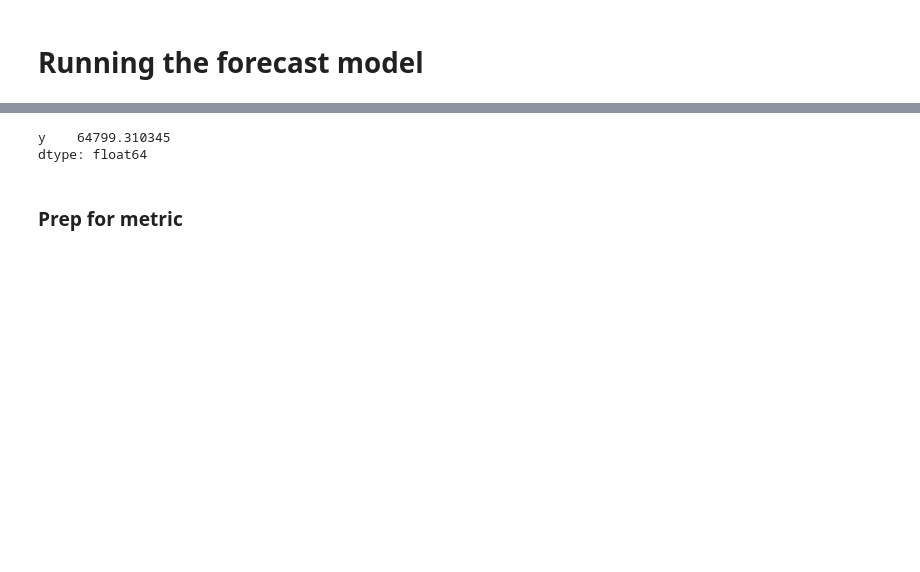
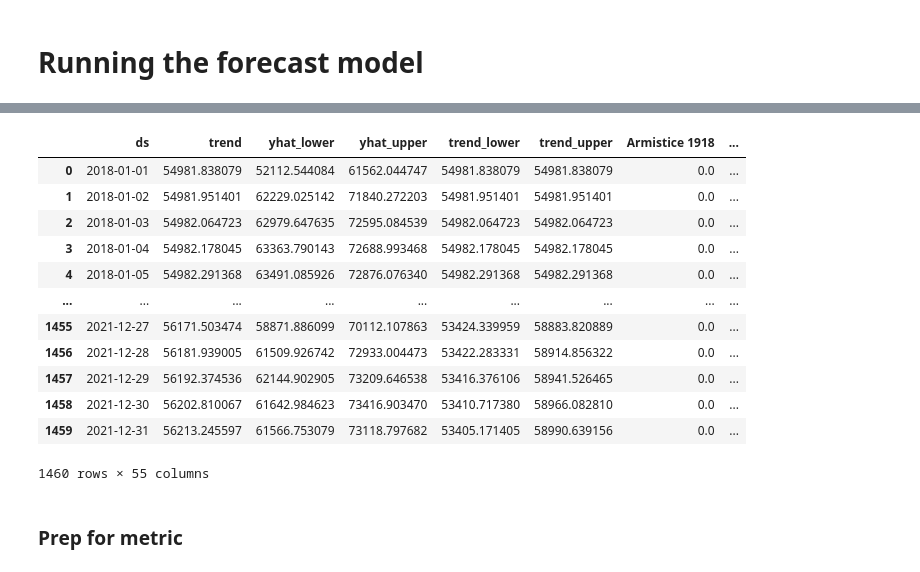
Before and after one commit to snowbalzz/Modeling, a Jupyter notebook: Gen2/Facebook_model.ipynb, the cells around one changed output, grey strips where cells are left out. Saved outputs shown, nothing was run; the diff lists cells and outputs as text; code cells hidden in the pictures; blank space fills up the shorter version.

```diff
--- a/Gen2/Facebook_model.ipynb
+++ b/Gen2/Facebook_model.ipynb
@@ -127,10 +124,21 @@ Optimization terminated normally:
 # %%
 #Run prediction on all of the data check to check mea
-# %%
-test_set.mean()
-# %% [output]
-y    64799.310345
-dtype: float64
+# %%
+forecast
+# %% [output]
+|  | ds | trend | yhat_lower | yhat_upper | trend_lower | trend_upper | Armistice 1918 | ... |
+| 0 | 2018-01-01 | 54981.838079 | 52112.544084 | 61562.044747 | 54981.838079 | 54981.838079 | 0.0 | ... |
+| 1 | 2018-01-02 | 54981.951401 | 62229.025142 | 71840.272203 | 54981.951401 | 54981.951401 | 0.0 | ... |
+| 2 | 2018-01-03 | 54982.064723 | 62979.647635 | 72595.084539 | 54982.064723 | 54982.064723 | 0.0 | ... |
+| 3 | 2018-01-04 | 54982.178045 | 63363.790143 | 72688.993468 | 54982.178045 | 54982.178045 | 0.0 | ... |
+| 4 | 2018-01-05 | 54982.291368 | 63491.085926 | 72876.076340 | 54982.291368 | 54982.291368 | 0.0 | ... |
+| ... | ... | ... | ... | ... | ... | ... | ... | ... |
+| 1455 | 2021-12-27 | 56171.503474 | 58871.886099 | 70112.107863 | 53424.339959 | 58883.820889 | 0.0 | ... |
+| 1456 | 2021-12-28 | 56181.939005 | 61509.926742 | 72933.004473 | 53422.283331 | 58914.856322 | 0.0 | ... |
+| 1457 | 2021-12-29 | 56192.374536 | 62144.902905 | 73209.646538 | 53416.376106 | 58941.526465 | 0.0 | ... |
+| 1458 | 2021-12-30 | 56202.810067 | 61642.984623 | 73416.903470 | 53410.717380 | 58966.082810 | 0.0 | ... |
+| 1459 | 2021-12-31 | 56213.245597 | 61566.753079 | 73118.797682 | 53405.171405 | 58990.639156 | 0.0 | ... |
+1460 rows × 55 columns
 # %% [markdown]
 ### Prep for metric
 # %%
```
Also changed, not shown: parts of 15 cells of this notebook, 3 other files.
